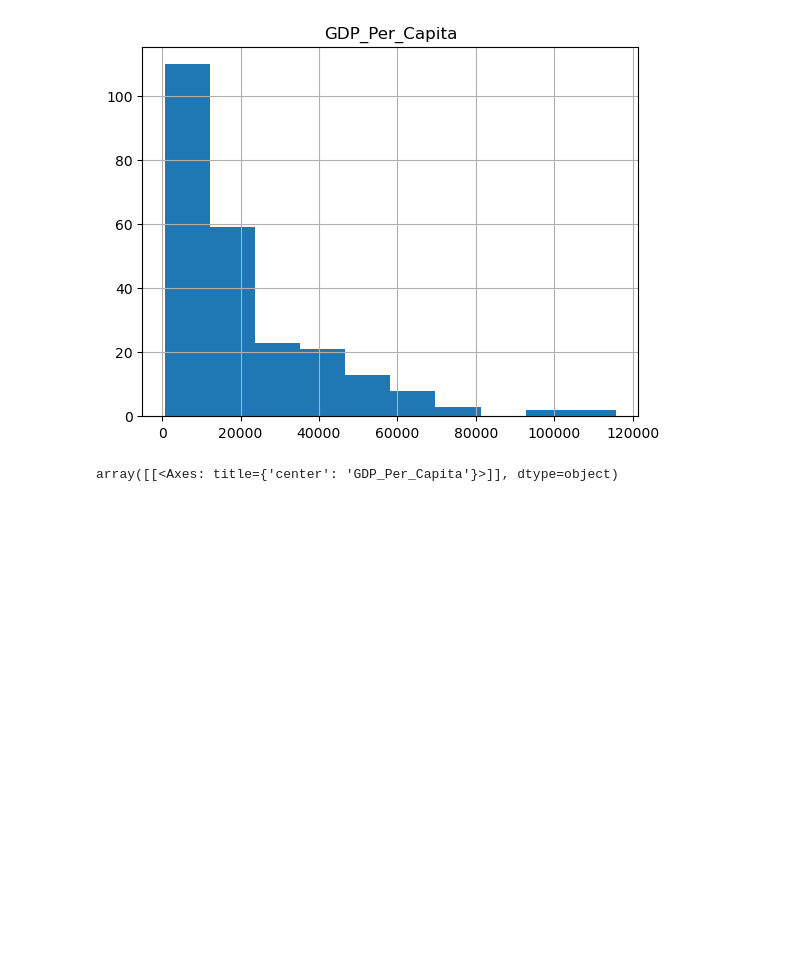
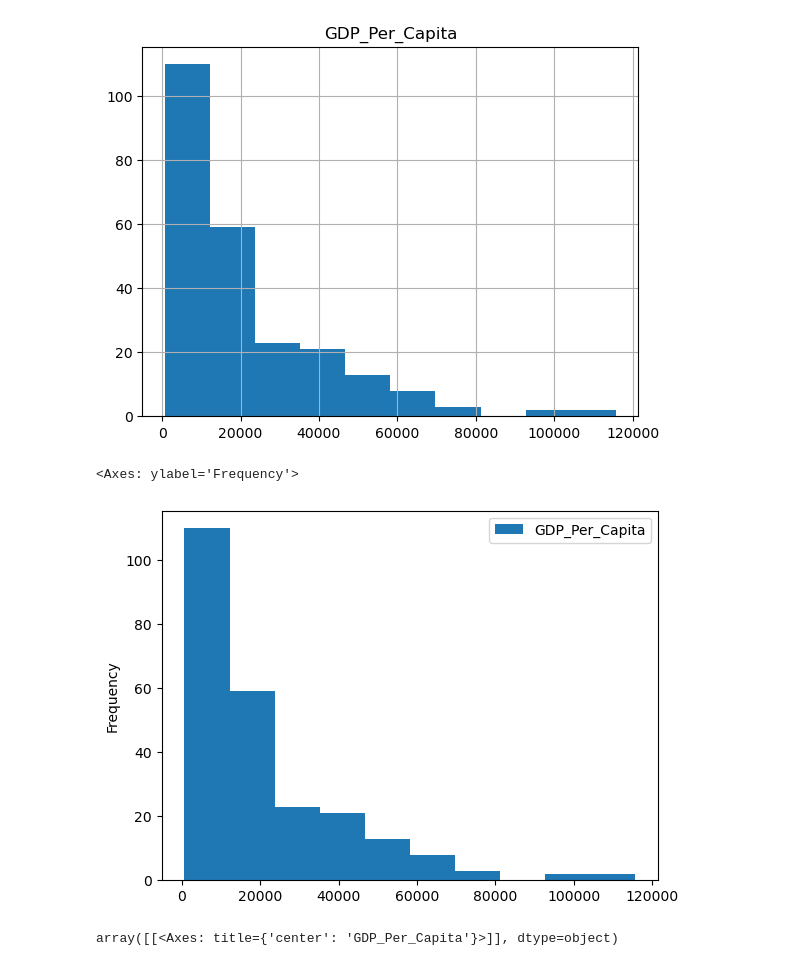
Before and after one commit to nss-data-science-cohort-8/un-exploration-vickitaylor, a Jupyter notebook: notebooks/un_data_exploration.ipynb, the cells around one changed output. Drawn from its saved outputs; the diff is of its cells as text; code cells hidden in the pictures; blank space fills up the shorter version.

```diff
--- a/notebooks/un_data_exploration.ipynb
+++ b/notebooks/un_data_exploration.ipynb
@@ -276,6 +371,11 @@ gdp_2021.hist()
 # %% [output]
 array([[<Axes: title={'center': 'GDP_Per_Capita'}>]], dtype=object)
 [figure]
+# %%
+gdp_2021.plot(kind = 'hist')
+# %% [output]
+<Axes: ylabel='Frequency'>
+[figure, added]
 # %%
 gdp_2021.hist(bins = 20)
 # changing bins
```
Also changed, not shown: parts of 14 cells of this notebook.
